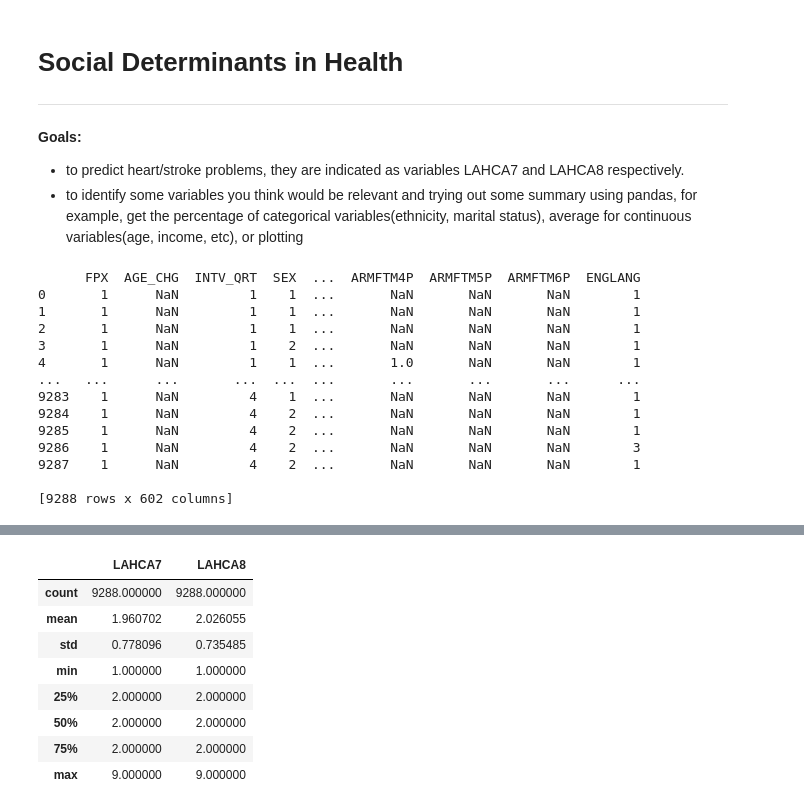
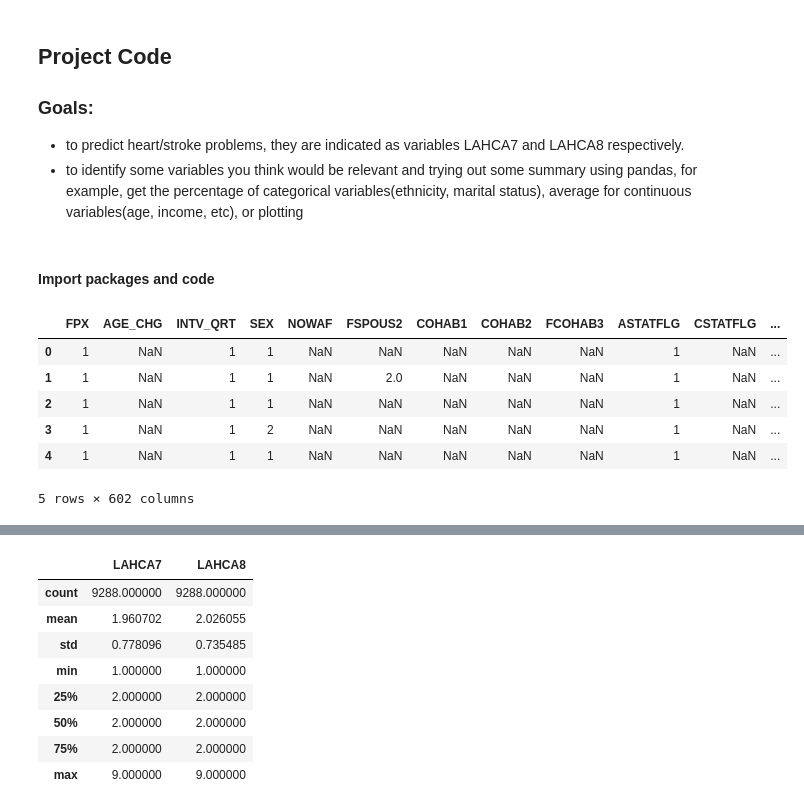
Before and after one commit to MaxShalom/arise, a Jupyter notebook: Social_Determinants_in_Health.ipynb, the cells around one changed output, grey strips where cells are left out. Saved outputs shown, nothing was run; the diff lists cells and outputs as text; code cells hidden in the pictures.

Commit message:
Redo Notebook
Added new fuctions and made the dicument much longer. Also made some edits to the README and reconverted the ipynb to md using nbconvert.

```diff
--- a/Social_Determinants_in_Health.ipynb
+++ b/Social_Determinants_in_Health.ipynb
@@ -1,7 +1,8 @@
 # %% [markdown]
-# Social Determinants in Health
----
-**Goals:**
+## Project Code
+### Goals:
 
 *   to predict heart/stroke problems, they are indicated as variables LAHCA7 and LAHCA8 respectively.
-*   to identify some variables you think would be relevant and trying out some summary using pandas, for example, get the percentage of categorical variables(ethnicity, marital status), average for continuous variables(age, income, etc), or  plotting
+*   to identify some variables you think would be relevant and trying out some summary using pandas, for example, get the percentage of categorical variables(ethnicity, marital status), average for continuous variables(age, income, etc), or plotting
+# %% [markdown]
+#### Import packages and code
@@ -8,21 +20,11 @@
 # %%
-import numpy as np
-import pandas as pd
-import matplotlib.pyplot as plt
 persons_data = pd.read_csv('https://raw.githubusercontent.com/MaxShalom/arise/master/personsx1.csv', delimiter = ',')
-print(persons_data)
+persons_data.head()
 # %% [output]
+|  | FPX | AGE_CHG | INTV_QRT | SEX | NOWAF | FSPOUS2 | COHAB1 | COHAB2 | FCOHAB3 | ASTATFLG | CSTATFLG | ... |
+| 0 | 1 | NaN | 1 | 1 | NaN | NaN | NaN | NaN | NaN | 1 | NaN | ... |
+| 1 | 1 | NaN | 1 | 1 | NaN | 2.0 | NaN | NaN | NaN | 1 | NaN | ... |
+| 2 | 1 | NaN | 1 | 1 | NaN | NaN | NaN | NaN | NaN | 1 | NaN | ... |
+| 3 | 1 | NaN | 1 | 2 | NaN | NaN | NaN | NaN | NaN | 1 | NaN | ... |
+| 4 | 1 | NaN | 1 | 1 | NaN | NaN | NaN | NaN | NaN | 1 | NaN | ... |
-      FPX  AGE_CHG  INTV_QRT  SEX  ...  ARMFTM4P  ARMFTM5P  ARMFTM6P  ENGLANG
-0       1      NaN         1    1  ...       NaN       NaN       NaN        1
-1       1      NaN         1    1  ...       NaN       NaN       NaN        1
-2       1      NaN         1    1  ...       NaN       NaN       NaN        1
-3       1      NaN         1    2  ...       NaN       NaN       NaN        1
-4       1      NaN         1    1  ...       1.0       NaN       NaN        1
-...   ...      ...       ...  ...  ...       ...       ...       ...      ...
-9283    1      NaN         4    1  ...       NaN       NaN       NaN        1
-9284    1      NaN         4    2  ...       NaN       NaN       NaN        1
-9285    1      NaN         4    2  ...       NaN       NaN       NaN        1
-9286    1      NaN         4    2  ...       NaN       NaN       NaN        3
-9287    1      NaN         4    2  ...       NaN       NaN       NaN        1
-
-[9288 rows x 602 columns]
+5 rows × 602 columns
```
Also changed, not shown: parts of 30 cells of this notebook, 8 other files.
